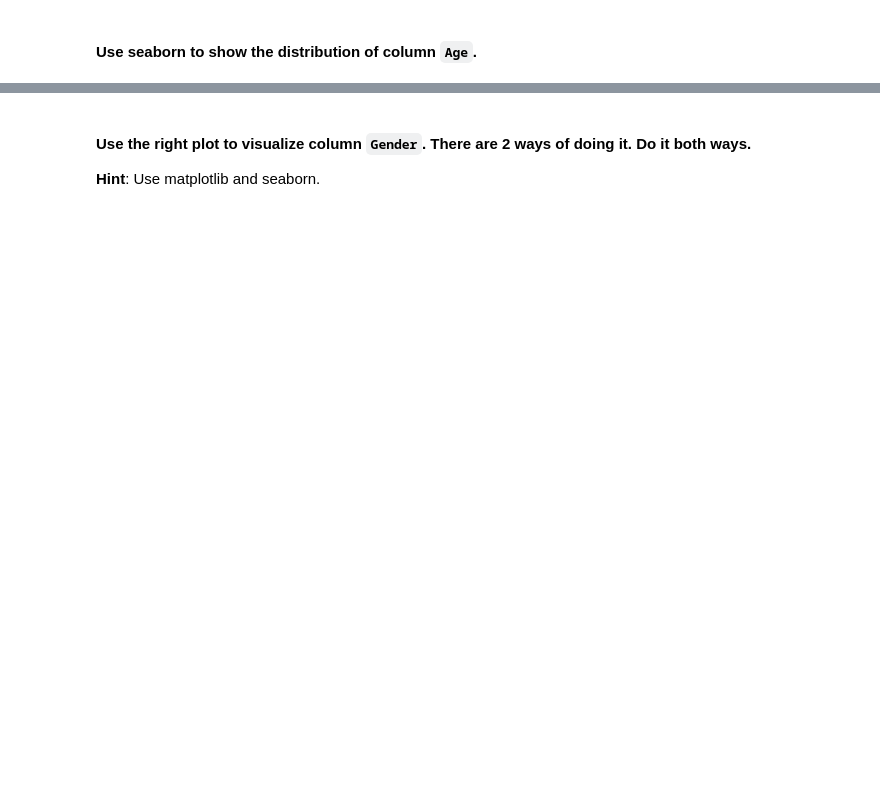
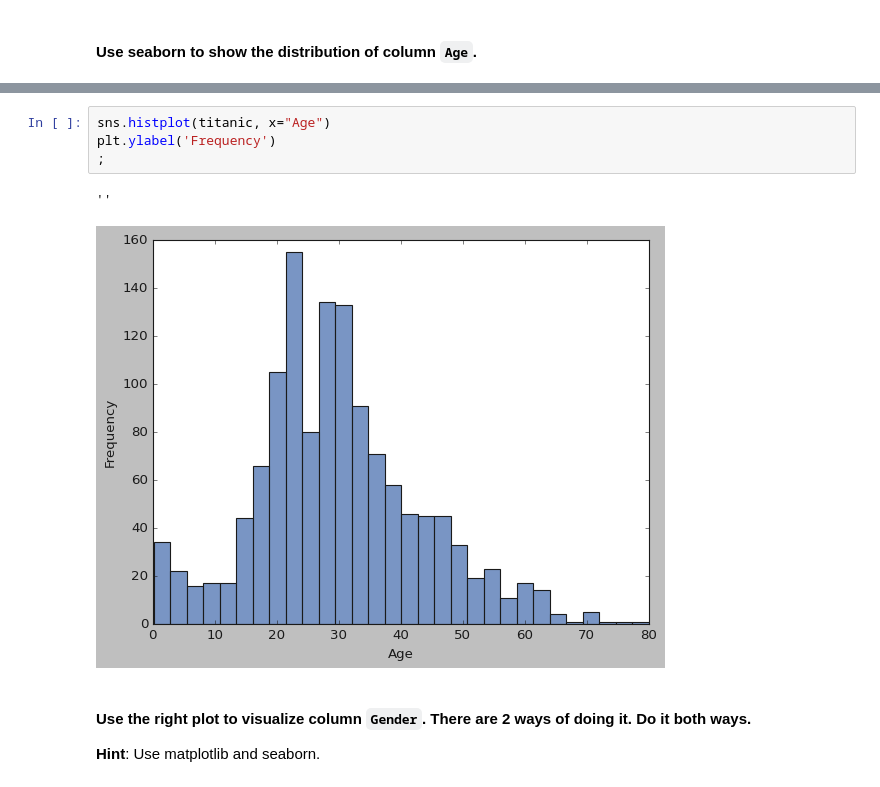
Before and after one commit to Ironhack-Data-Madrid-Octubre-2023/5.2-lab_matplotlib_seaborn, a Jupyter notebook: your-code/main.ipynb, the cells around one changed output, grey strips where cells are left out. Saved outputs shown, nothing was run; the diff lists cells and outputs as text; blank space fills up the shorter version.

```diff
--- a/your-code/main.ipynb
+++ b/your-code/main.ipynb
@@ -164,3 +237,10 @@ your comments here
+# %%
+sns.histplot(titanic, x="Age")
+plt.ylabel('Frequency')
+;
+# %% [output]
+''
+[figure, added]
 # %% [markdown]
 #### Use the right plot to visualize column `Gender`. There are 2 ways of doing it. Do it both ways.
 **Hint**: Use matplotlib and seaborn.
```
Also changed, not shown: parts of 42 cells of this notebook.
